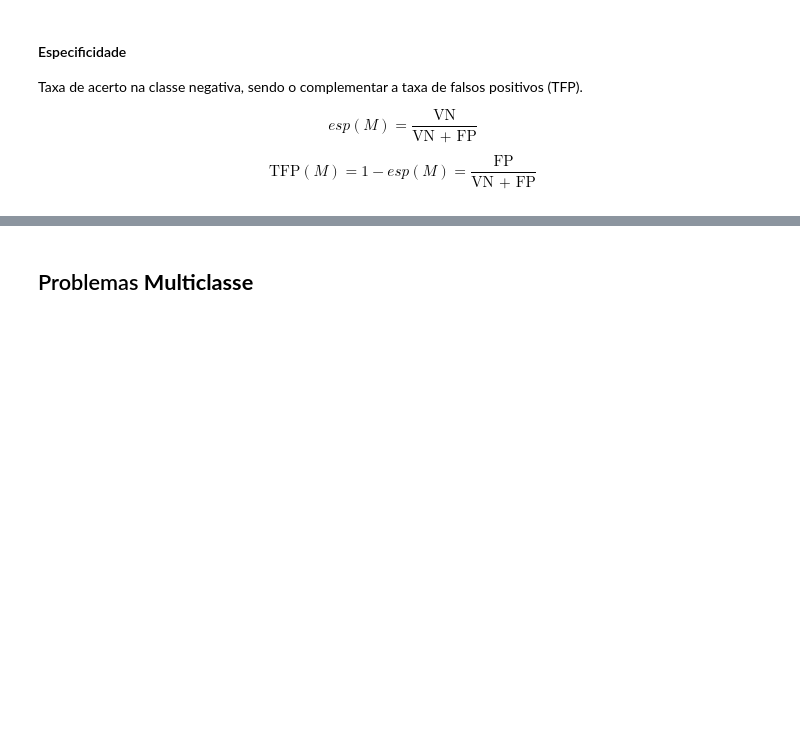
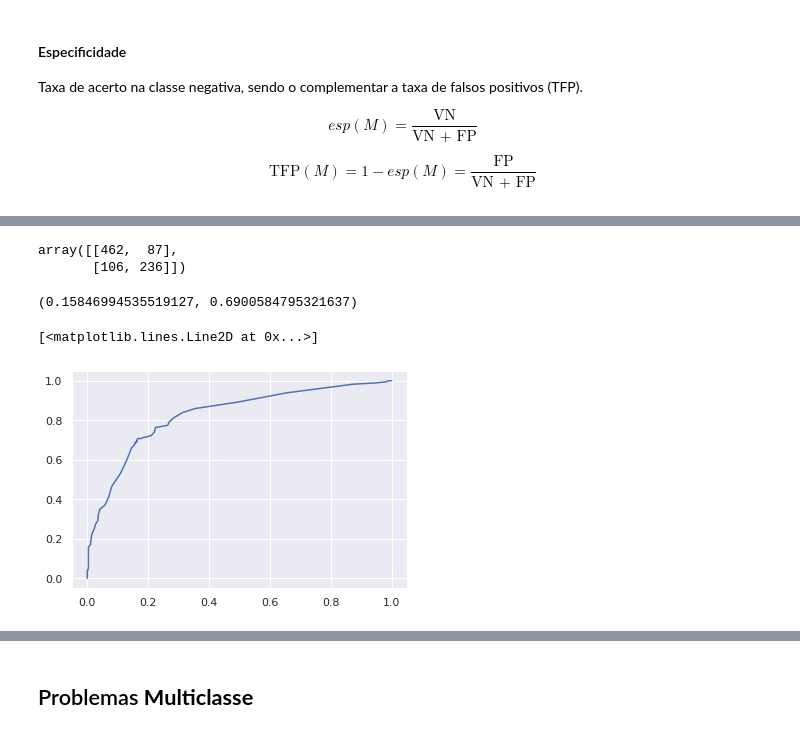
Before and after one commit to walisson-silva-ada/827-data-science, a Jupyter notebook: 03. Regressão Logística/3.2. Métricas de Avaliação.ipynb, the cells around one changed output, grey strips where cells are left out. Saved outputs shown, nothing was run; the diff lists cells and outputs as text; code cells hidden in the pictures; blank space fills up the shorter version.

```diff
--- a/03. Regressão Logística/3.2. Métricas de Avaliação.ipynb
+++ b/03. Regressão Logística/3.2. Métricas de Avaliação.ipynb
@@ -307,0 +336,4 @@ Fonte: [Tese sobre Detecção de Fraude - Página 86](https://www.teses.usp.br/t
+# %%
+limiar = 0.8
+
+y_predito = np.where(y_proba3 > limiar, 1, 0)
@@ -307,0 +345,38 @@ Fonte: [Tese sobre Detecção de Fraude - Página 86](https://www.teses.usp.br/t
+# %%
+confusion_matrix(y3, y_pred3)
+# %% [output]
+array([[462,  87],
+       [106, 236]])
+# %%
+def calc_tvp_tfp(y, y_proba, limiar=0.5):
+  y_predito = np.where(y_proba > limiar, 1, 0)
+
+  cm = confusion_matrix(y, y_predito)
+
+  [vn, fp] = cm[0] # Na primeira da CM, eu tenho VN e FP
+  [fn, vp] = cm[1] # Na segunda da CM, eu tenho FN e VP
+
+  TVP = vp / (vp + fn)
+  TFP = fp / (fp + vn)
+
+  return TFP, TVP
+# %%
+calc_tvp_tfp(y3, y_proba3)
+# %% [output]
+(0.15846994535519127, 0.6900584795321637)
+# %%
+limiares = np.linspace(0, 1, 100)
+
+eixos = []
+
+for limiar in limiares:
+  tfp, tvp = calc_tvp_tfp(y3, y_proba3, limiar=limiar)
+
+  eixos.append([tfp, tvp])
+# %%
+df_roc = pd.DataFrame(eixos, columns=['TFP', 'TVP'])
+# %%
+plt.plot(df_roc['TFP'], df_roc['TVP'])
+# %% [output]
+[<matplotlib.lines.Line2D at 0x...>]
+[figure, added]
```
Also changed, not shown: parts of 39 cells of this notebook, 1 other file.
